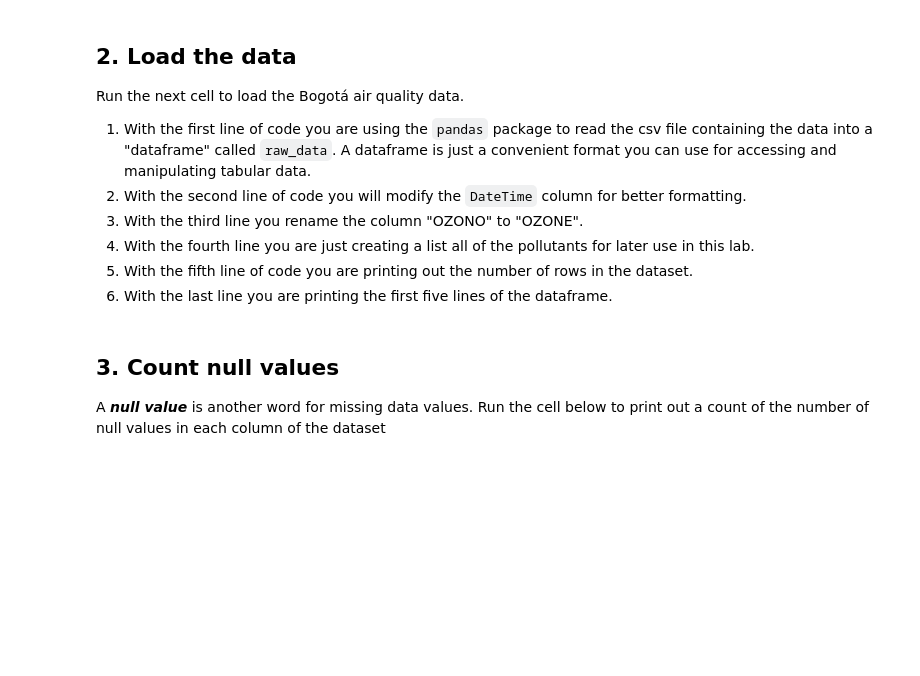
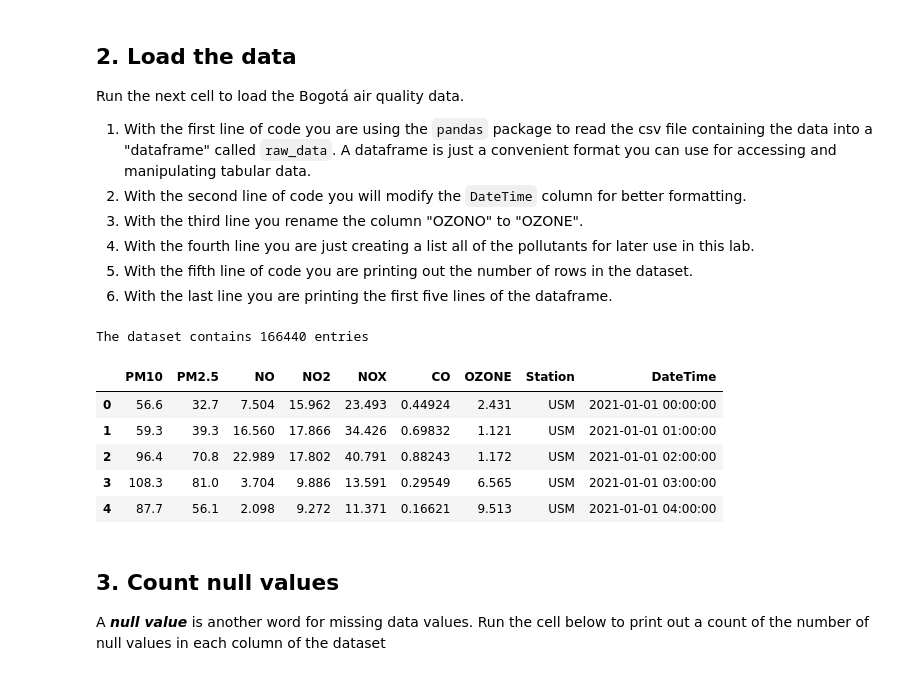
Before and after one commit to ngcharithperera/air-quality-explore-phase-bogota, a Jupyter notebook: air_quality_explore_phase_bogota.ipynb, the cells around one changed output. Drawn from its saved outputs; the diff is of its cells as text; code cells hidden in the pictures; blank space fills up the shorter version.

```diff
--- a/air_quality_explore_phase_bogota.ipynb
+++ b/air_quality_explore_phase_bogota.ipynb
@@ -106,24 +118,34 @@ Run the next cell to load the Bogotá air quality data.
 # %%
 # This is a code comment!
 # Code comments always start with a "#" symbol
 # You'll see comments throughout the code describing what the code is doing
 
 # Read in the data
-raw_data = pd.read_csv('data/RMCAB_air_quality_sensor_data.csv')
+DATA_PATH = 'data/RMCAB_air_quality_sensor_data.csv'
+raw_data = pd.read_csv(DATA_PATH)
 
-# Modify the DateTime column format
+# Modify the DateTime column format using your custom utils function
 raw_data['DateTime'] = pd.to_datetime(utils.fix_dates(raw_data, 'DateTime'), dayfirst=True)
+
 # Rename "OZONO" column from Spanish to English
 raw_data = raw_data.rename(columns={'OZONO': 'OZONE'})
 
 # List all of the pollutants that you will be working with
-pollutants_list = ['PM2.5', 'PM10',  'NO', 'NO2', 'NOX', 'CO', 'OZONE']
+pollutants_list = ['PM2.5', 'PM10', 'NO', 'NO2', 'NOX', 'CO', 'OZONE']
 
 # Print out the number of lines in the dataframe
 print(f"The dataset contains {len(raw_data)} entries")
 
 # Print out the first few lines in the dataframe
 raw_data.head(5)
+# %% [output]
+The dataset contains 166440 entries
+|  | PM10 | PM2.5 | NO | NO2 | NOX | CO | OZONE | Station | DateTime |
+| 0 | 56.6 | 32.7 | 7.504 | 15.962 | 23.493 | 0.44924 | 2.431 | USM | 2021-01-01 00:00:00 |
+| 1 | 59.3 | 39.3 | 16.560 | 17.866 | 34.426 | 0.69832 | 1.121 | USM | 2021-01-01 01:00:00 |
+| 2 | 96.4 | 70.8 | 22.989 | 17.802 | 40.791 | 0.88243 | 1.172 | USM | 2021-01-01 02:00:00 |
+| 3 | 108.3 | 81.0 | 3.704 | 9.886 | 13.591 | 0.29549 | 6.565 | USM | 2021-01-01 03:00:00 |
+| 4 | 87.7 | 56.1 | 2.098 | 9.272 | 11.371 | 0.16621 | 9.513 | USM | 2021-01-01 04:00:00 |
 # %% [markdown]
 ## 3. Count null values
 
```
Also changed, not shown: parts of 9 cells of this notebook.
